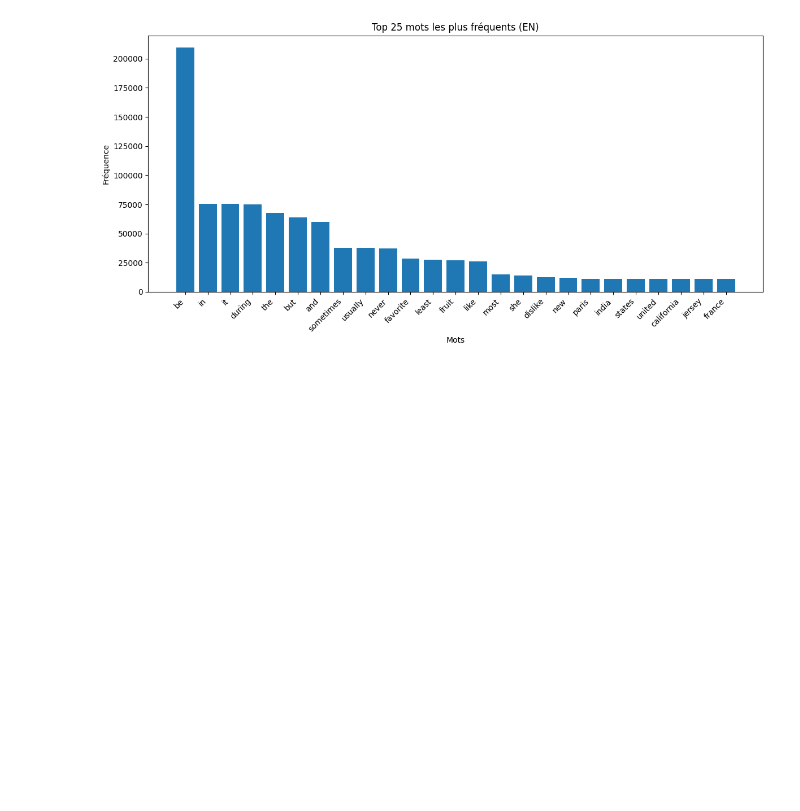
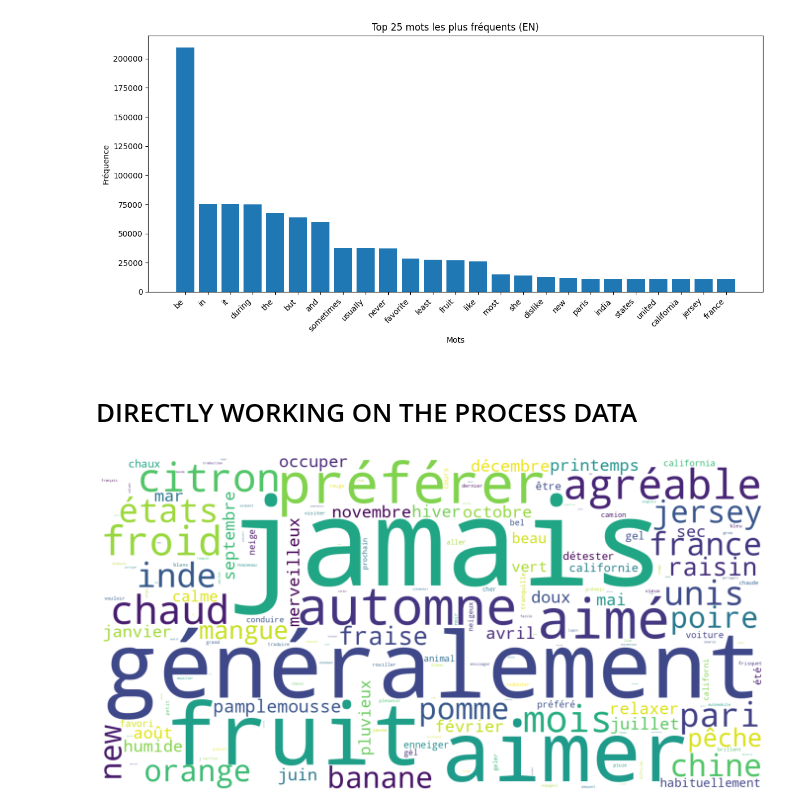
Before and after one commit to Feinst69/Rosetta-Stone, a Jupyter notebook: notebook/exploration.ipynb, the cells around one changed output. Saved outputs shown, nothing was run; the diff lists cells and outputs as text; code cells hidden in the pictures; blank space fills up the shorter version.

```diff
--- a/notebook/exploration.ipynb
+++ b/notebook/exploration.ipynb
@@ -303,3 +303,5 @@ plt.tight_layout()
 plt.show()
 # %% [output]
 [figure]
+# %% [markdown]
+# DIRECTLY WORKING ON THE PROCESS DATA
@@ -305,0 +321,23 @@ plt.show()
+# %%
+fr_processed = open("../data/processed/fr_processed.txt", "r").readlines()
+en_processed = open("../data/processed/en_processed.txt", "r").readlines()
+
+fr_data = [line.strip() for line in fr_processed if line.strip()]
+en_data = [line.strip() for line in en_processed if line.strip()]
+# %%
+text_all = " ".join(fr_processed)
+
+wc = WordCloud(
+    width=1600,
+    height=800,
+    background_color="white",
+    collocations=False,
+    random_state=42
+).generate(text_all)
+
+plt.figure(figsize=(14,7))
+plt.imshow(wc, interpolation="bilinear")
+plt.axis("off")
+plt.tight_layout()
+# %% [output]
+[figure, added]
```
Also changed, not shown: parts of 11 cells of this notebook, 1 other file.
